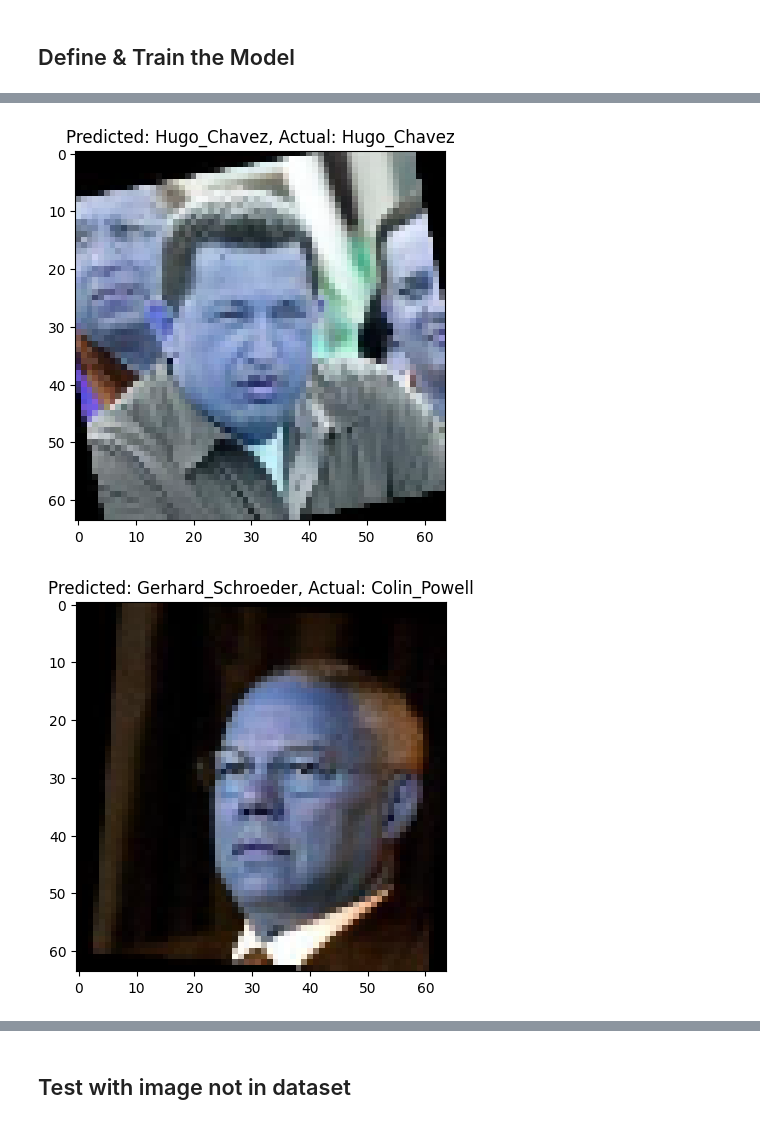
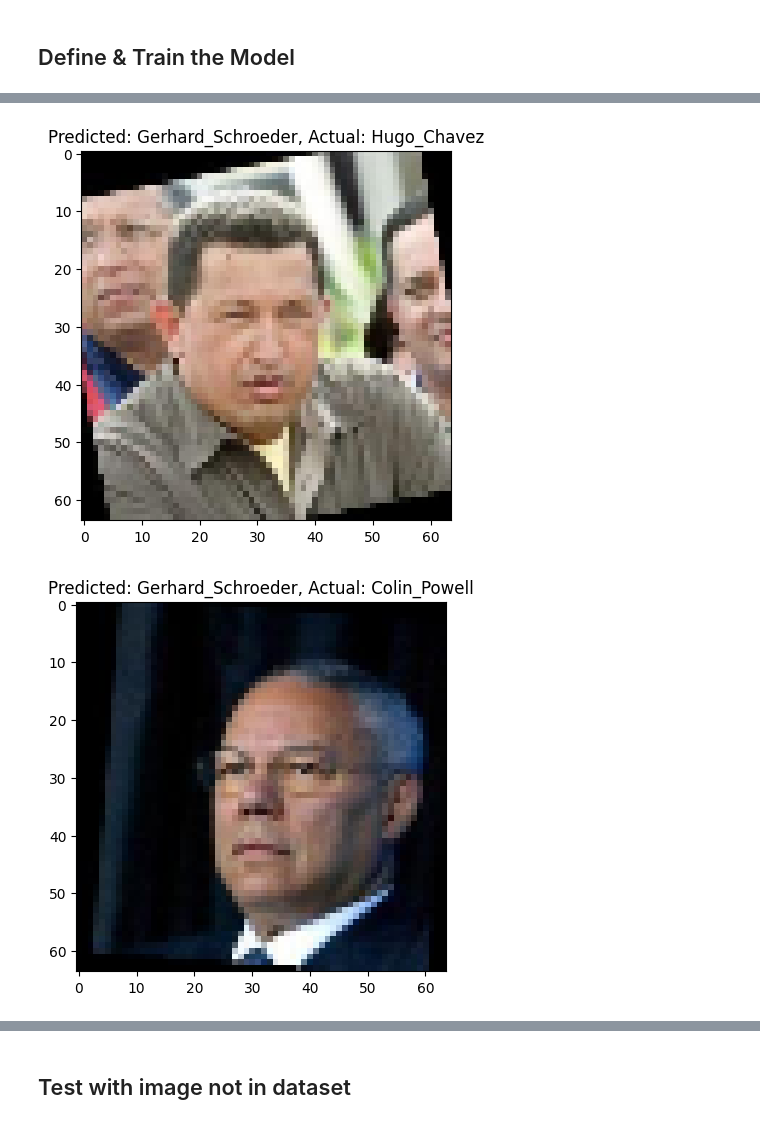
Before and after one commit to gabrielrosendo/CST440-ML-Labs, a Jupyter notebook: face_recognition.ipynb, the cells around one changed output, grey strips where cells are left out. Cells and saved outputs as stored; diff of their text form; code cells hidden in the pictures.

```diff
--- a/face_recognition.ipynb
+++ b/face_recognition.ipynb
@@ -76,4 +76,16 @@ for i in range(len(ds)):
 
 
 print("Selected people:", list(selected_people))
+# Show one image of each person and a square of their name in their face
+for i, name_val in enumerate(selected_people):
+    for j in range(len(X)):
+        if y[j] == name_val:
+            img = X[j]
+            break
+
+    plt.subplot(3, 5, i + 1)
+    plt.imshow(img)
+    plt.title(name_val, fontsize=6)
+    plt.axis('off')
+plt.show()
 # %% [output]
@@ -115,17 +128,12 @@ print("y shape:", y.shape)
 label_encoder = LabelEncoder()
 y_encoded = label_encoder.fit_transform(y)
 
-# Display first person and name
-print("First person:", y[0])
-print("First person encoded:", y_encoded[0])
-plt.imshow(X[1])
-plt.show()
 
 # Split the dataset
 from sklearn.utils import shuffle
 X, y_encoded = shuffle(X, y_encoded, random_state=42)
 
-X_train, X_test, y_train, y_test = train_test_split(X, y_encoded, test_size=0.1, random_state=42)
+X_train, X_test, y_train, y_test = train_test_split(X, y_encoded, test_size=0.2, random_state=42)
 # %% [output]
 X shape: (490, 64, 64, 3)
 y shape: (490,)
@@ -135,6 +140,8 @@ First person encoded: 5
 # %% [markdown]
 ## Define & Train the Model
 # %%
+from sklearn.metrics import confusion_matrix
+import seaborn as sns
 from keras import models, layers
 from keras.layers import Input, Conv2D, MaxPooling2D, Dropout, Flatten, Dense
 
@@ -160,7 +167,7 @@ model.compile(optimizer='adam',
               metrics=['accuracy'])
 
 # Train the model
-model.fit(X_train, y_train, epochs=20, batch_size=32, validation_split=0.2)
+model.fit(X_train, y_train, epochs=10, batch_size=32, validation_split=0.2)
 
 # Evaluate the model
 test_loss, test_acc = model.evaluate(X_test, y_test)
@@ -178,7 +185,21 @@ predicted_labels = np.argmax(predictions, axis=1)
 
 # Visualize some predictions
 for i in range(5):
-    plt.imshow(X_test[i])
+    # Convert image from float32 (normalized) back to uint8 (0-255 range)
+    img = (X_test[i] * 255).astype(np.uint8)
+
+    # Convert BGR to RGB if needed
+    img_rgb = cv2.cvtColor(img, cv2.COLOR_BGR2RGB)
+
+    plt.imshow(img_rgb)
     plt.title(f"Predicted: {label_encoder.inverse_transform([predicted_labels[i]])[0]}, Actual: {label_encoder.inverse_transform([y_test[i]])[0]}")
     plt.show()
+
+# Confusion matrix
+cm = confusion_matrix(y_test, predicted_labels)
+plt.figure(figsize=(8, 6))
+sns.heatmap(cm, annot=True, fmt='d', cmap='Blues', xticklabels=label_encoder.classes_, yticklabels=label_encoder.classes_)
+plt.ylabel('Actual')
+plt.xlabel('Predicted')
+plt.show()
 # %% [output]
@@ -202,2 +223,2 @@ Test accuracy: 0.6938775777816772
-[figure, old version]
+[figure, new version]
-[figure, old version]
+[figure, new version]
```
Also changed, not shown: parts of 6 cells of this notebook.
